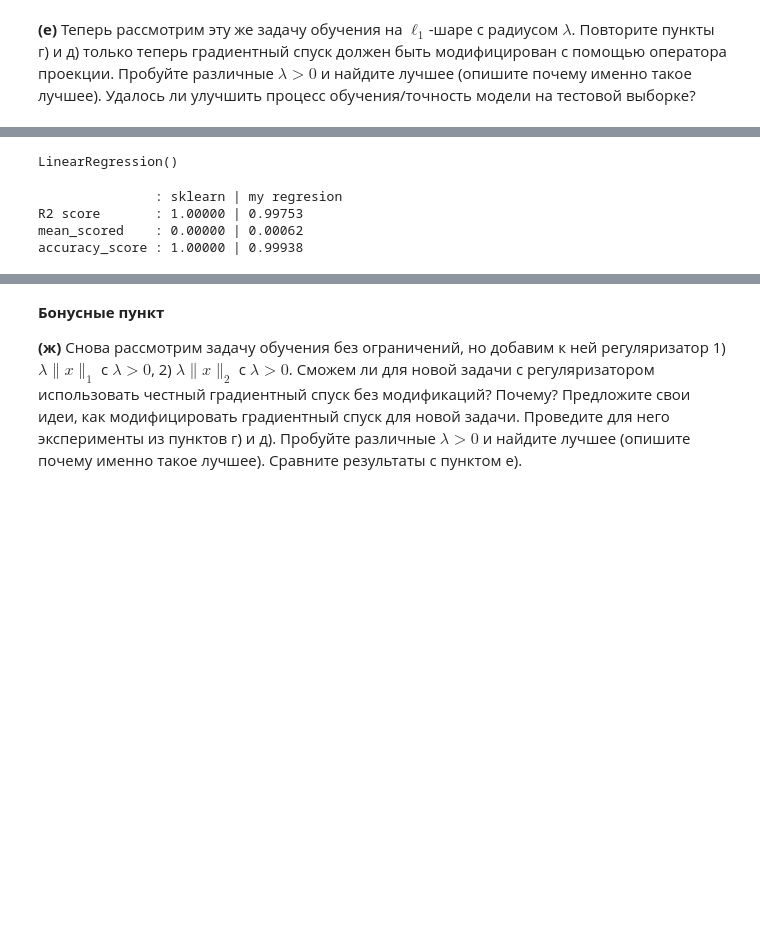
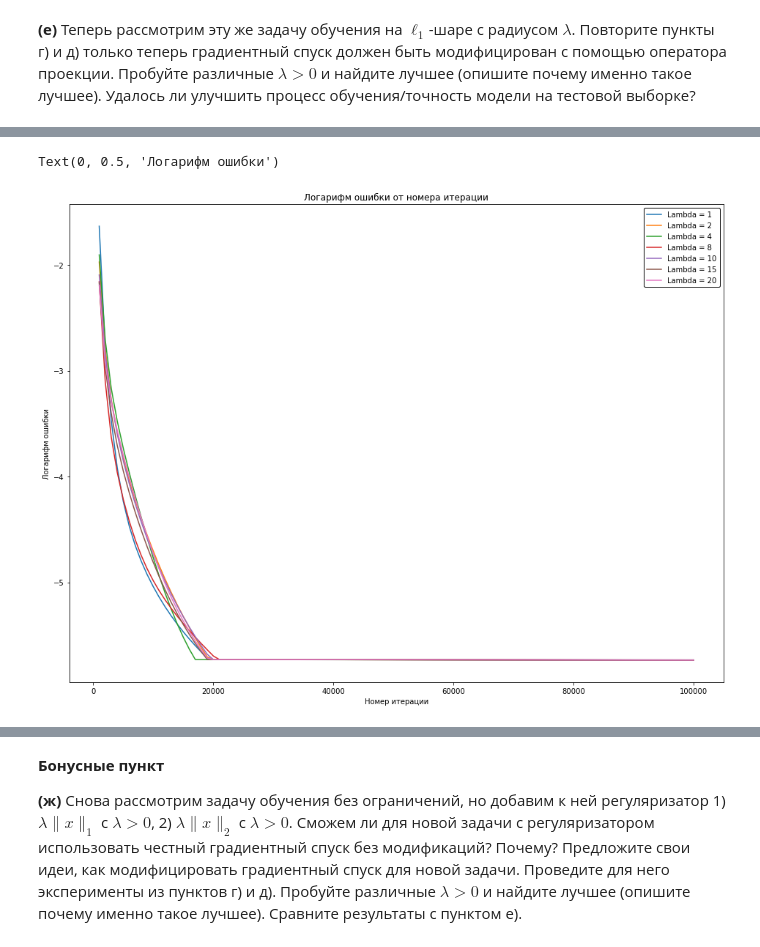
Before and after one commit to kreininmv/Applied-optimization, a Jupyter notebook: Homework/Kreinin_Matvei_Optimization_HW_2.ipynb, the cells around one changed output, grey strips where cells are left out. Cells and saved outputs as stored; diff of their text form; code cells hidden in the pictures; blank space fills up the shorter version.

```diff
--- a/Homework/Kreinin_Matvei_Optimization_HW_2.ipynb
+++ b/Homework/Kreinin_Matvei_Optimization_HW_2.ipynb
@@ -444,6 +497,0 @@ class MyLinearRegressionProj:
-# %%
-import time
-start = time.time()
-linear_model = MyLinearRegressionProj(True)
-linear_model.fit(X_train, y_train)
-end = round(time.time() - start, 5)
@@ -468,30 +498,34 @@ end = round(time.time() - start, 5)
-# %%
-model = LinearRegression()
-model.fit(X_train, y_train)
-# %% [output]
-LinearRegression()
-# %%
-y_pred_sklearn = model.predict(X_test)
-y_pred_my = linear_model.predict(X_test)
-y_pred_sklearn = np.round(y_pred_sklearn)
-y_pred_my = np.round(y_pred_my)
-
-
-r2_score_sklearn = r2_score(y_test, y_pred_sklearn)
-r2_score_my = r2_score(y_test, y_pred_my)
-
-mean_squared_error_sklearn = mean_squared_error(y_test, y_pred_sklearn)
-mean_squared_error_my = mean_squared_error(y_test, y_pred_my)
-
-accuracy_score_sklearn = accuracy_score(y_test, y_pred_sklearn)
-accuracy_score_my = accuracy_score(y_test, y_pred_my)
-
-print("               : sklearn | my regresion")
-print("R2 score       : %0.5f | %0.5f  " % (r2_score_sklearn, r2_score_my))
-print("mean_scored    : %0.5f | %0.5f  " % (mean_squared_error_sklearn, mean_squared_error_my))
-print("accuracy_score : %0.5f | %0.5f  " % (accuracy_score_sklearn, accuracy_score_my))
-# %% [output]
-               : sklearn | my regresion
-R2 score       : 1.00000 | 0.99753
-mean_scored    : 0.00000 | 0.00062
-accuracy_score : 1.00000 | 0.99938
+# %%
+linear_model_proj = MyLinearRegression(True)
+
+
+lambdas = [1, 2, 4, 8, 10, 15, 20]
+
+errors = []
+accuracy = []
+
+for lamb in lambdas:
+    er, ac = linear_model_proj.fit_proj(X_train, y_train, lamb)
+    errors.append(er)
+    accuracy.append(ac)
+# %%
+fig, ax = plt.subplots(figsize=(16,12))
+
+ax.set_title("Логарифм ошибки от номера итерации")
+
+iter = 10e4
+for i in range(len(lambdas)):
+    er = errors[i]
+    iter = int(10e4)
+    x = np.linspace(1000, iter, len(er))
+    y = er
+    ax.plot(x, np.log(y), label="Lambda = %d" %(lambdas[i]))
+
+legend_box = ax.legend(framealpha=1).get_frame()
+legend_box.set_facecolor("white")
+legend_box.set_edgecolor("black")
+ax.set_xlabel("Номер итерации")
+ax.set_ylabel("Логарифм ошибки")
+# %% [output]
+Text(0, 0.5, 'Логарифм ошибки')
+[figure, added]
```
Also changed, not shown: parts of 24 cells of this notebook, 1 other file.
